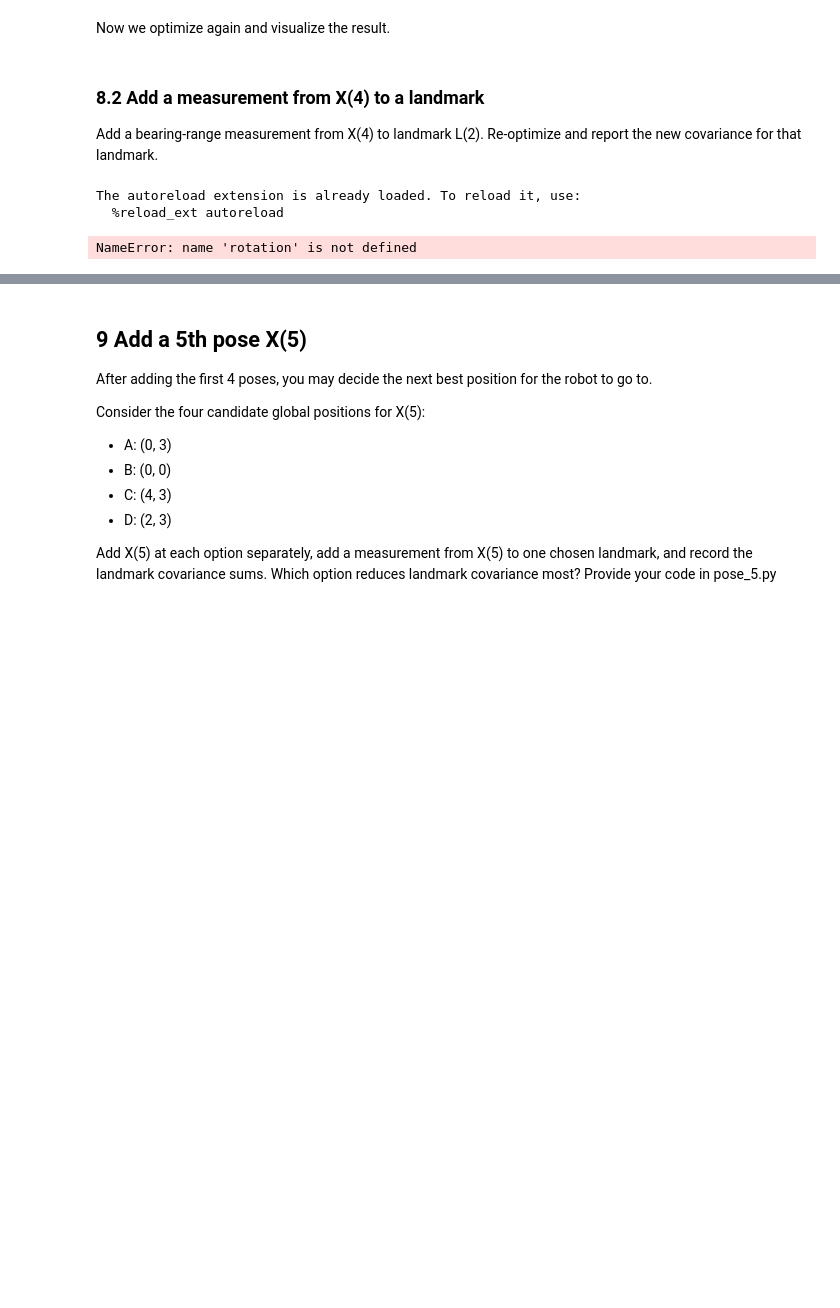
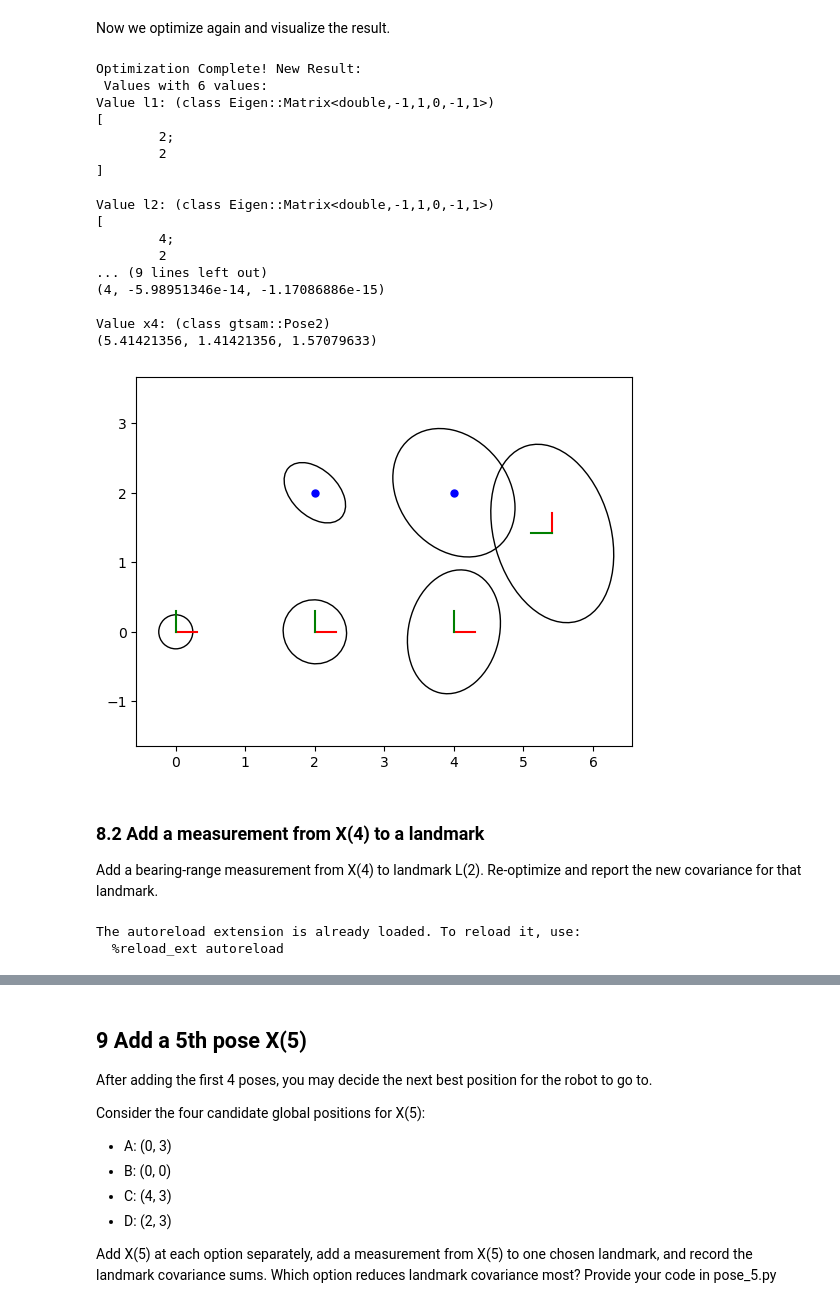
Before and after one commit to TUe-4TB00/graph-slam-graded-BotiSzp, a Jupyter notebook: assignment.ipynb, the cells around one changed output, grey strips where cells are left out. Saved outputs shown, nothing was run; the diff lists cells and outputs as text; code cells hidden in the pictures; blank space fills up the shorter version.

Commit message:
optimization graph 8.1 + add landmark 8.2

```diff
--- a/assignment.ipynb
+++ b/assignment.ipynb
@@ -307,19 +307,57 @@ tests/test_1b_add_pose.py::test_add_pose PASSED                          [100%]
 Now we optimize again and visualize the result.
 # %%
 # Optimize using Levenberg-Marquardt optimization.
+params = gtsam.LevenbergMarquardtParams()
+optimizer = gtsam.LevenbergMarquardtOptimizer(graph, initial_estimate, params)
 
 # Perform the optimization
-
+result = optimizer.optimize()
+print("Optimization complete! Result:\n", result)
 
 # Calculate marginal covariances for all variables.
+marginals = gtsam.Marginals(graph, result)
 
 # Visualize the updated factor graph
-
+fig = plt.figure(3) # Using figure 3 so it doesn't overwrite your earlier plots
+axes = fig.add_subplot()
+axes = fig.axes[0]
 
 # Plot 2D poses
-
+poses = gtsam.utilities.allPose2s(result)
+for key in poses.keys():
+    pose = poses.atPose2(key)
+    # We grab the covariance to draw the uncertainty ellipse
+    covariance = marginals.marginalCovariance(key)
+    gp.plot_pose2_on_axes(axes, pose, covariance=covariance, axis_length=0.3)
 
 # Plot 2D landmarks
+landmarks = gtsam.utilities.extractPoint2(result)
+for j, landmark in enumerate(landmarks):
+    gp.plot_point2_on_axes(axes, landmark, linespec="b")
+    # L(j+1) matches L(1), L(2), etc.
+    covariance = marginals.marginalCovariance(L(j+1))
+    gp.plot_covariance_ellipse_2d(axes, landmark, covariance=covariance)
+
+axes.set_aspect("equal", adjustable="datalim")
+# %% [output]
+Optimization Complete! New Result:
+ Values with 6 values:
+Value l1: (class Eigen::Matrix<double,-1,1,0,-1,1>)
+[
+        2;
+        2
+]
+
+Value l2: (class Eigen::Matrix<double,-1,1,0,-1,1>)
+[
+        4;
+        2
+... (9 lines left out)
+(4, -5.98951346e-14, -1.17086886e-15)
+
+Value x4: (class gtsam::Pose2)
+(5.41421356, 1.41421356, 1.57079633)
+[figure, added]
 # %% [markdown]
 ### 8.2 Add a measurement from X(4) to a landmark
 
@@ -335,7 +373,6 @@ graph = add_landmark_measurement(graph, initial_estimate, result)
 # %% [output]
 The autoreload extension is already loaded. To reload it, use:
   %reload_ext autoreload
-NameError: name 'rotation' is not defined
 # %%
 # Run this cell to test your implementation
 # The exclamation markt is used to run shell commands from within the notebook
```
Also changed, not shown: parts of 1 cell of this notebook, 1 other file.
